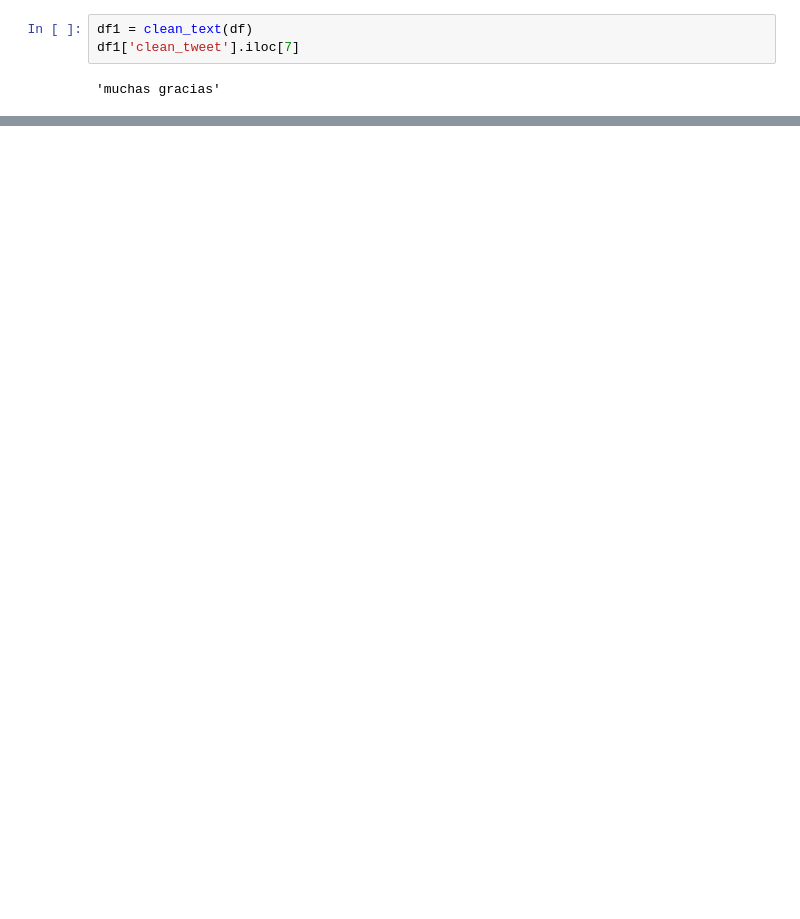
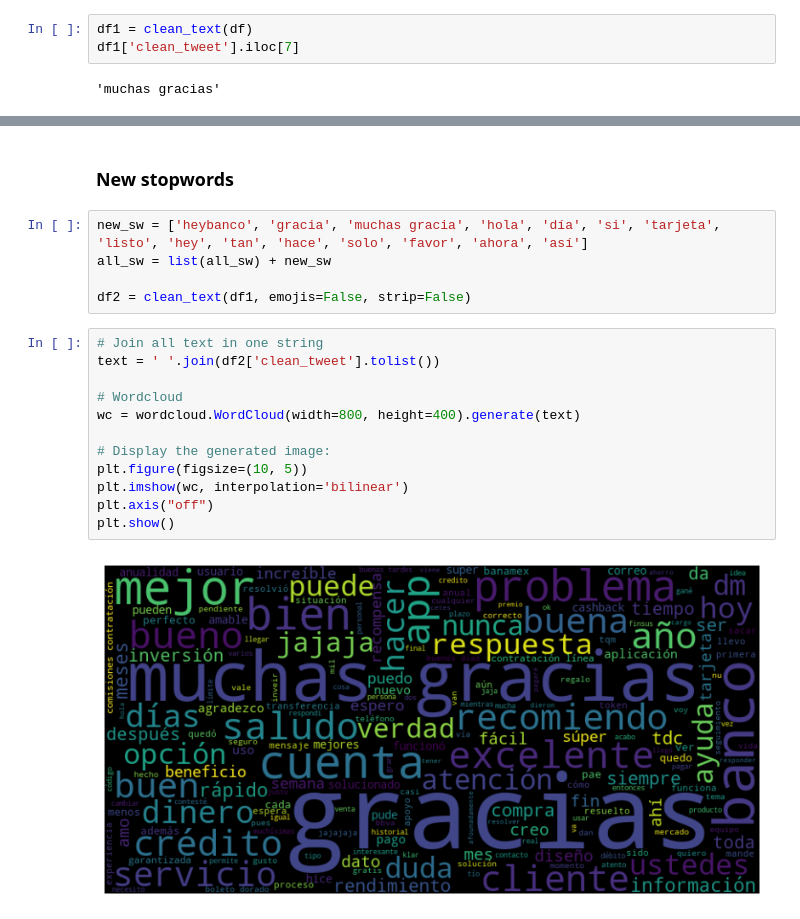
Before and after one commit to kw1013/Datathon-Hey-Banco, a Jupyter notebook: analysis.ipynb, the cells around one changed output, grey strips where cells are left out. Cells and saved outputs as stored; diff of their text form; blank space fills up the shorter version.

```diff
--- a/analysis.ipynb
+++ b/analysis.ipynb
@@ -58,0 +61,21 @@ plt.show()
+# %% [markdown]
+### New stopwords
+# %%
+new_sw = ['heybanco', 'gracia', 'muchas gracia', 'hola', 'día', 'si', 'tarjeta', 'listo', 'hey', 'tan', 'hace', 'solo', 'favor', 'ahora', 'así']
+all_sw = list(all_sw) + new_sw
+
+df2 = clean_text(df1, emojis=False, strip=False)
+# %%
+# Join all text in one string
+text = ' '.join(df2['clean_tweet'].tolist())
+
+# Wordcloud
+wc = wordcloud.WordCloud(width=800, height=400).generate(text)
+
+# Display the generated image:
+plt.figure(figsize=(10, 5))
+plt.imshow(wc, interpolation='bilinear')
+plt.axis("off")
+plt.show()
+# %% [output]
+[figure, added]
```
Also changed, not shown: parts of 3 cells of this notebook.
